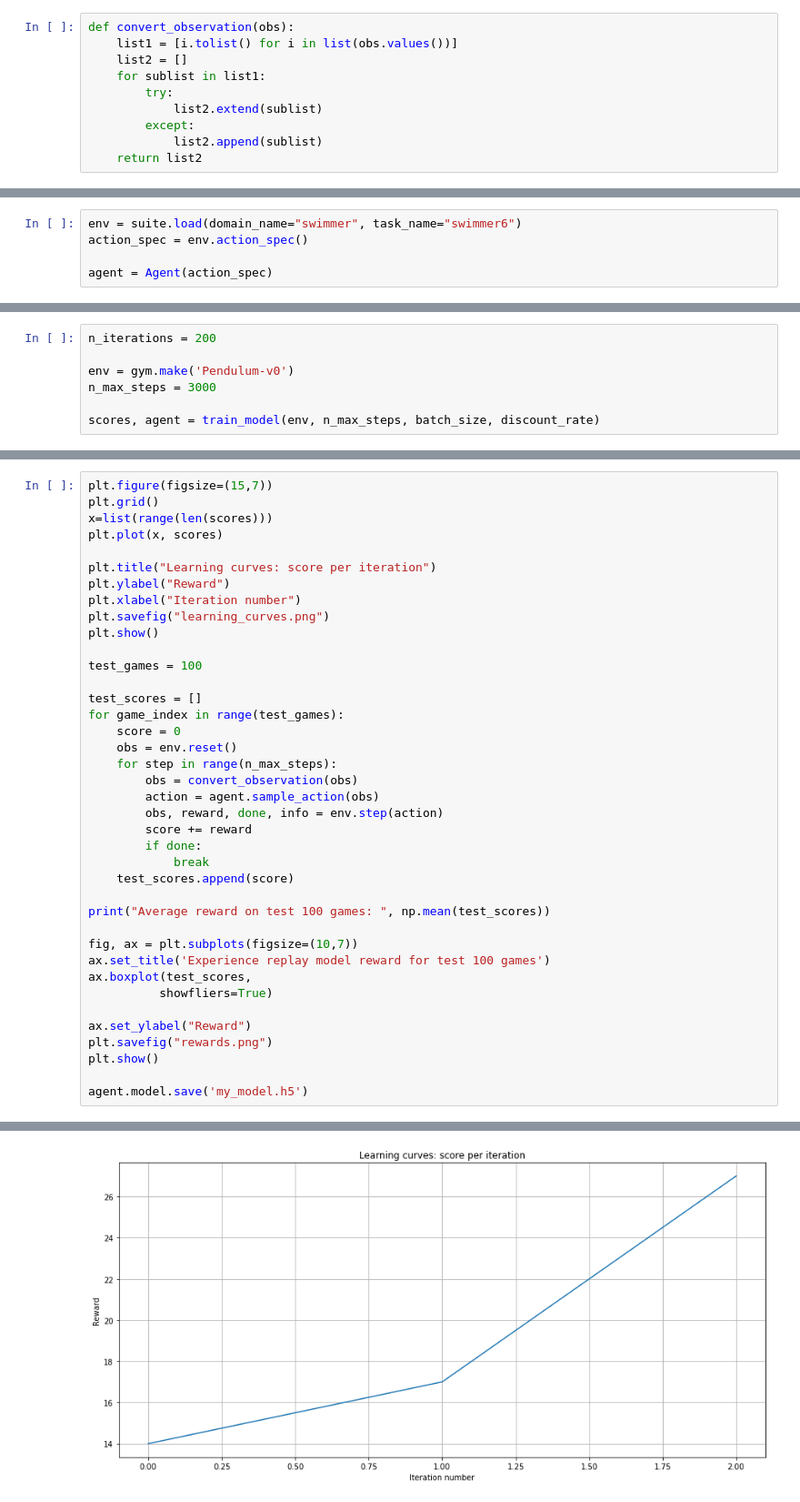
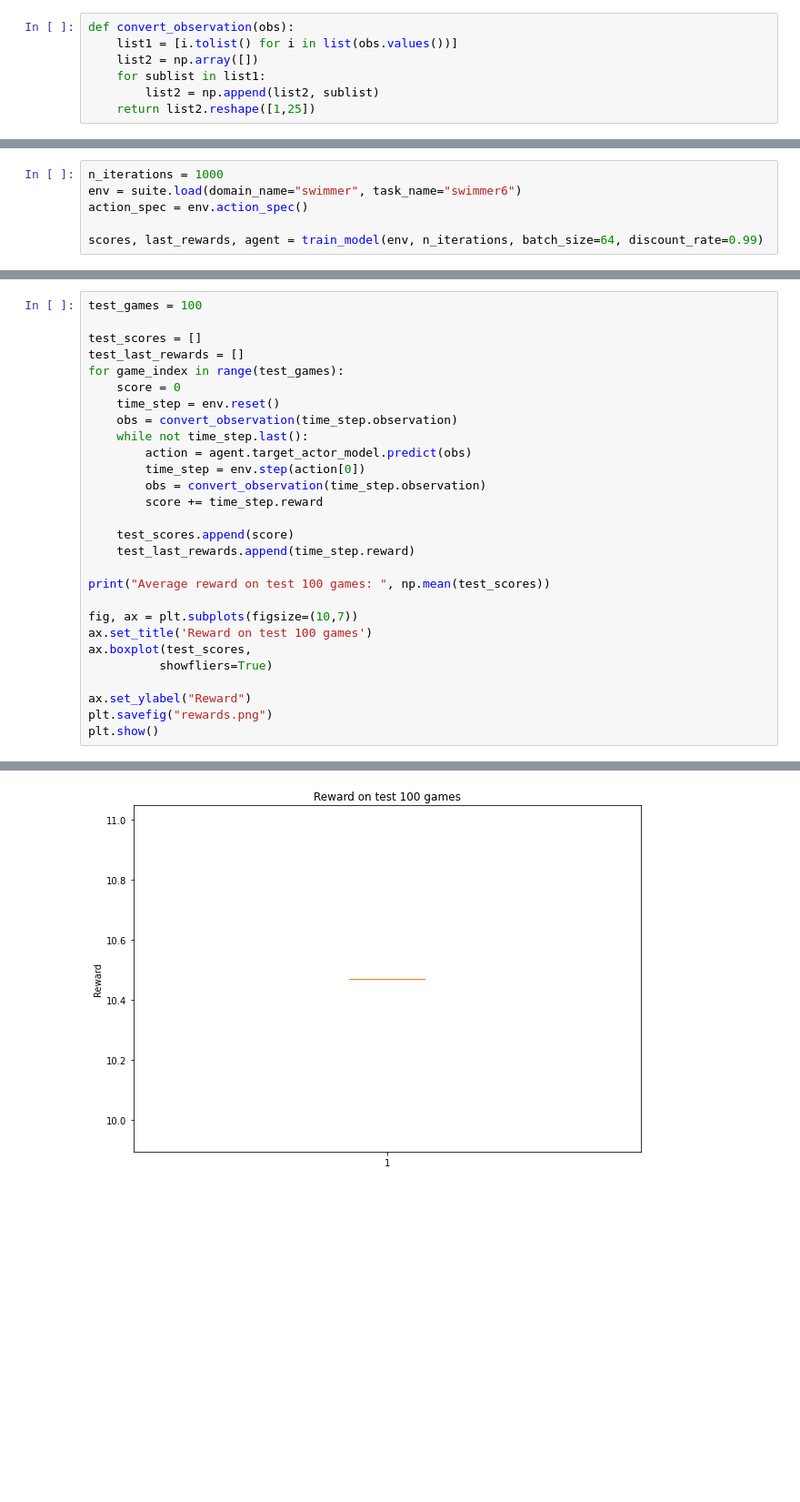
Before and after one commit to HollowPrincess/ML-introduction-2019, a Jupyter notebook: dm_control_snake/snake.ipynb, the cells around one changed output, grey strips where cells are left out. Shown: that part at 91% size. Cells and saved outputs as stored; diff of their text form; blank space fills up the shorter version.

```diff
--- a/dm_control_snake/snake.ipynb
+++ b/dm_control_snake/snake.ipynb
@@ -12,10 +12,7 @@ from matplotlib import pyplot as plt
 # %%
 def convert_observation(obs):
     list1 = [i.tolist() for i in list(obs.values())]
-    list2 = []
+    list2 = np.array([])
     for sublist in list1:
-        try:
-            list2.extend(sublist)
-        except:
-            list2.append(sublist)
-    return list2
+        list2 = np.append(list2, sublist)
+    return list2.reshape([1,25])
@@ -139,5 +222,6 @@ class Agent:
 # %%
+n_iterations = 1000
 env = suite.load(domain_name="swimmer", task_name="swimmer6")
 action_spec = env.action_spec()
 
-agent = Agent(action_spec)
+scores, last_rewards, agent = train_model(env, n_iterations, batch_size=64, discount_rate=0.99)
@@ -191,7 +229,0 @@ Evaluate in 3 iterations
-# %%
-n_iterations = 200
-
-env = gym.make('Pendulum-v0')
-n_max_steps = 3000
-
-scores, agent = train_model(env, n_max_steps, batch_size, discount_rate)
@@ -198,40 +249,29 @@ scores, agent = train_model(env, n_max_steps, batch_size, discount_rate)
 # %%
-plt.figure(figsize=(15,7))
-plt.grid()
-x=list(range(len(scores)))
-plt.plot(x, scores)
-
-plt.title("Learning curves: score per iteration")
-plt.ylabel("Reward")
-plt.xlabel("Iteration number")
-plt.savefig("learning_curves.png")
-plt.show()
-
 test_games = 100
 
 test_scores = []
+test_last_rewards = []
 for game_index in range(test_games):
     score = 0
-    obs = env.reset()
-    for step in range(n_max_steps):
-        obs = convert_observation(obs)
-        action = agent.sample_action(obs)
-        obs, reward, done, info = env.step(action)
-        score += reward
-        if done:
-            break
+    time_step = env.reset()
+    obs = convert_observation(time_step.observation)
+    while not time_step.last():
+        action = agent.target_actor_model.predict(obs)
+        time_step = env.step(action[0])
+        obs = convert_observation(time_step.observation)
+        score += time_step.reward
+
     test_scores.append(score)
+    test_last_rewards.append(time_step.reward)
 
 print("Average reward on test 100 games: ", np.mean(test_scores))
 
 fig, ax = plt.subplots(figsize=(10,7))
-ax.set_title('Experience replay model reward for test 100 games')
+ax.set_title('Reward on test 100 games')
 ax.boxplot(test_scores,
           showfliers=True)
 
 ax.set_ylabel("Reward")
 plt.savefig("rewards.png")
 plt.show()
-
-agent.model.save('my_model.h5')
 # %% [output]
@@ -238 +279 @@ agent.model.save('my_model.h5')
-[figure, old version]
+[figure, new version]
```
Also changed, not shown: parts of 14 cells of this notebook.
